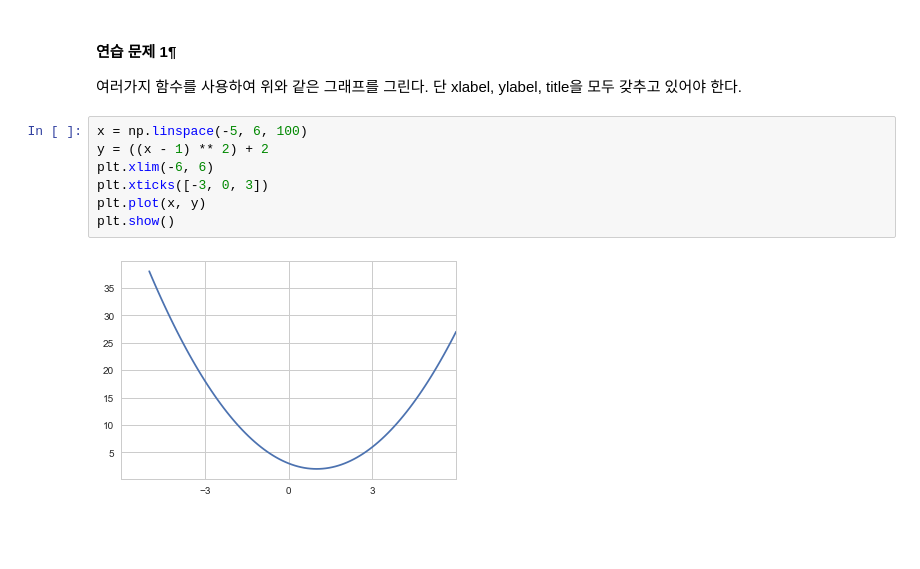
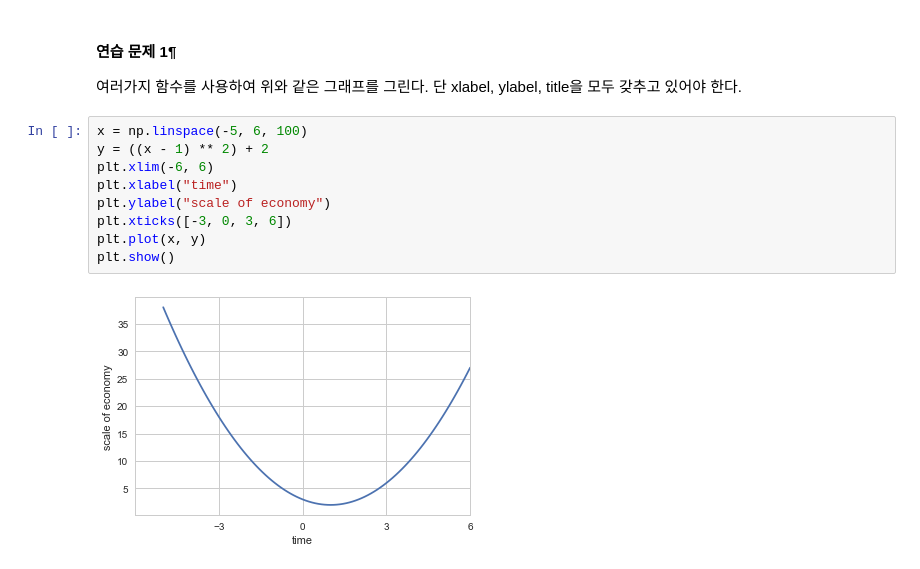
Before and after one commit to annakimm/TIL, a Jupyter notebook: dss/matplot/01_basic.ipynb, the cells around one changed output. Drawn from its saved outputs; the diff is of its cells as text; blank space fills up the shorter version.

```diff
--- a/dss/matplot/01_basic.ipynb
+++ b/dss/matplot/01_basic.ipynb
@@ -252,9 +252,11 @@ plt.show()
 # %%
 x = np.linspace(-5, 6, 100)
 y = ((x - 1) ** 2) + 2
 plt.xlim(-6, 6)
-plt.xticks([-3, 0, 3])
+plt.xlabel("time")
+plt.ylabel("scale of economy")
+plt.xticks([-3, 0, 3, 6])
 plt.plot(x, y)
 plt.show()
 # %% [output]
-[figure, old version]
+[figure, new version]
```
Also changed, not shown: parts of 16 cells of this notebook, 2 other files.
